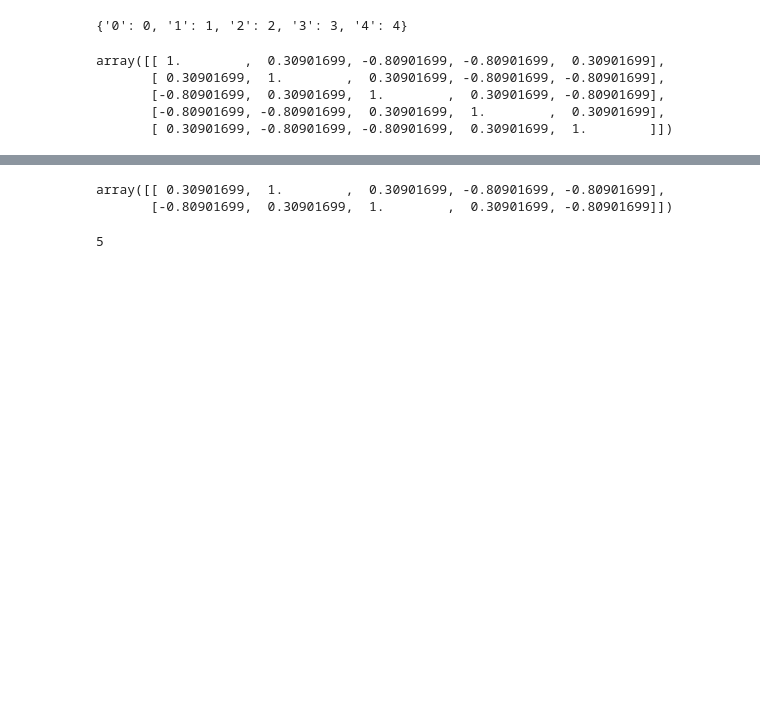
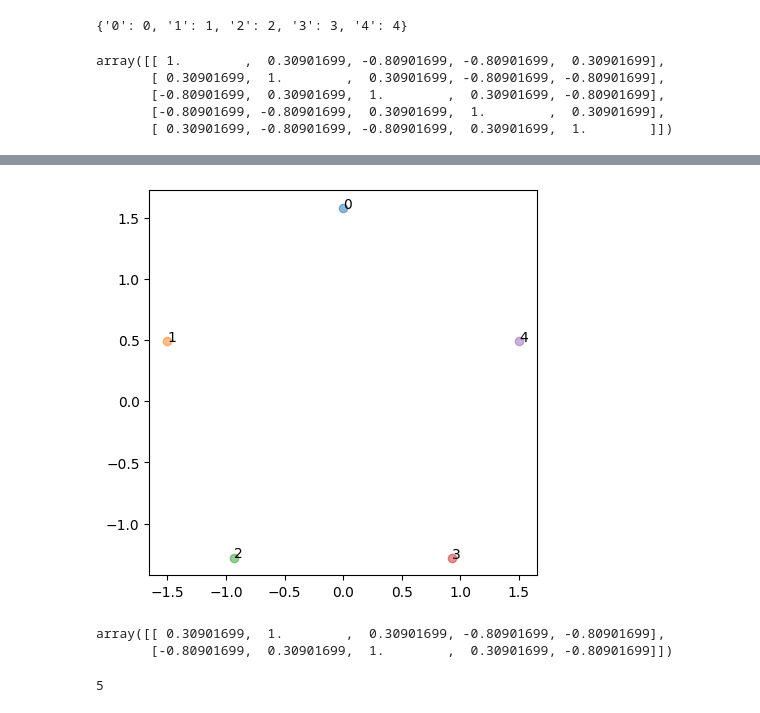
Before and after one commit to SewoongLee/addition_TF, a Jupyter notebook: addition_TF-hard_coding.ipynb, the cells around one changed output, grey strips where cells are left out. Drawn from its saved outputs; the diff is of its cells as text; code cells hidden in the pictures; blank space fills up the shorter version.

```diff
--- a/addition_TF-hard_coding.ipynb
+++ b/addition_TF-hard_coding.ipynb
@@ -35,3 +45,15 @@ array([[ 1.        ,  0.30901699, -0.80901699, -0.80901699,  0.30901699],
+# %%
+from sklearn.decomposition import PCA
+import matplotlib.pyplot as plt
+pca = PCA(n_components=2)
+pca_data = pca.fit_transform(W_emb)
+
+plt.figure(figsize=(5, 5))
+for i, d in enumerate(pca_data):
+    plt.scatter(d[0], d[1], alpha=0.5)
+    plt.text(d[0], d[1], i)
+# %% [output]
+[figure, added]
 # %%
 x = np.array([W_emb[stoi[token]] for token in input])
 x
```
Also changed, not shown: parts of 7 cells of this notebook.
